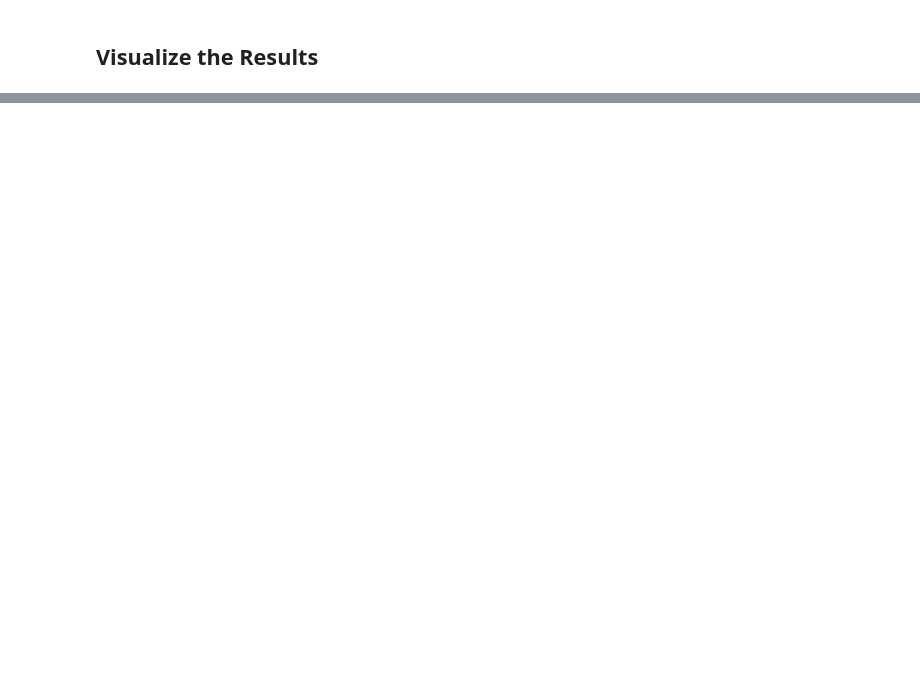
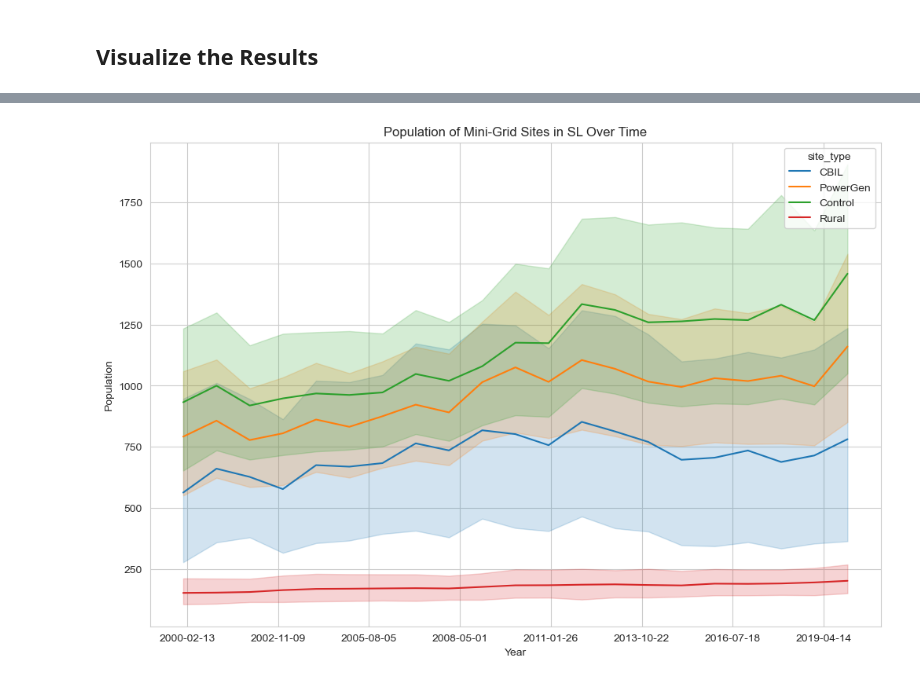
Before and after one commit to geohai/mini-grid-nightlights, a Jupyter notebook: 13_GetSLPopulationValues.ipynb, the cells around one changed output, grey strips where cells are left out. Cells and saved outputs as stored; diff of their text form; code cells hidden in the pictures; blank space fills up the shorter version.

Commit message:
Add in usage correlation analysis and figures.

```diff
--- a/13_GetSLPopulationValues.ipynb
+++ b/13_GetSLPopulationValues.ipynb
@@ -241,0 +282,30 @@ plt.show()
+# %%
+# redo plot without site_type = "Built"
+
+# import the gdf pop data
+gdf = gpd.read_file('data/sl_pop/sl_pop_melt.geojson')
+gdf = gdf[gdf['site_type'] != 'Built']
+
+# set the style
+sns.set_style('whitegrid')
+
+# create a figure and axis
+fig, ax = plt.subplots(figsize=(12, 8))
+
+# plot the population of each site over time
+sns.lineplot(data=gdf, x='year', y='population', hue='site_type', ax=ax)
+
+# set the title
+ax.set_title('Population of Mini-Grid Sites in SL Over Time')
+
+# set the x-axis label
+ax.set_xlabel('Year')
+ax.xaxis.set_major_locator(plt.MaxNLocator(10))
+
+# set the y-axis label
+ax.set_ylabel('Population')
+
+# show the plot
+plt.show()
+# %% [output]
+[figure, added]
```
Also changed, not shown: parts of 9 cells of this notebook, 44 other files.
